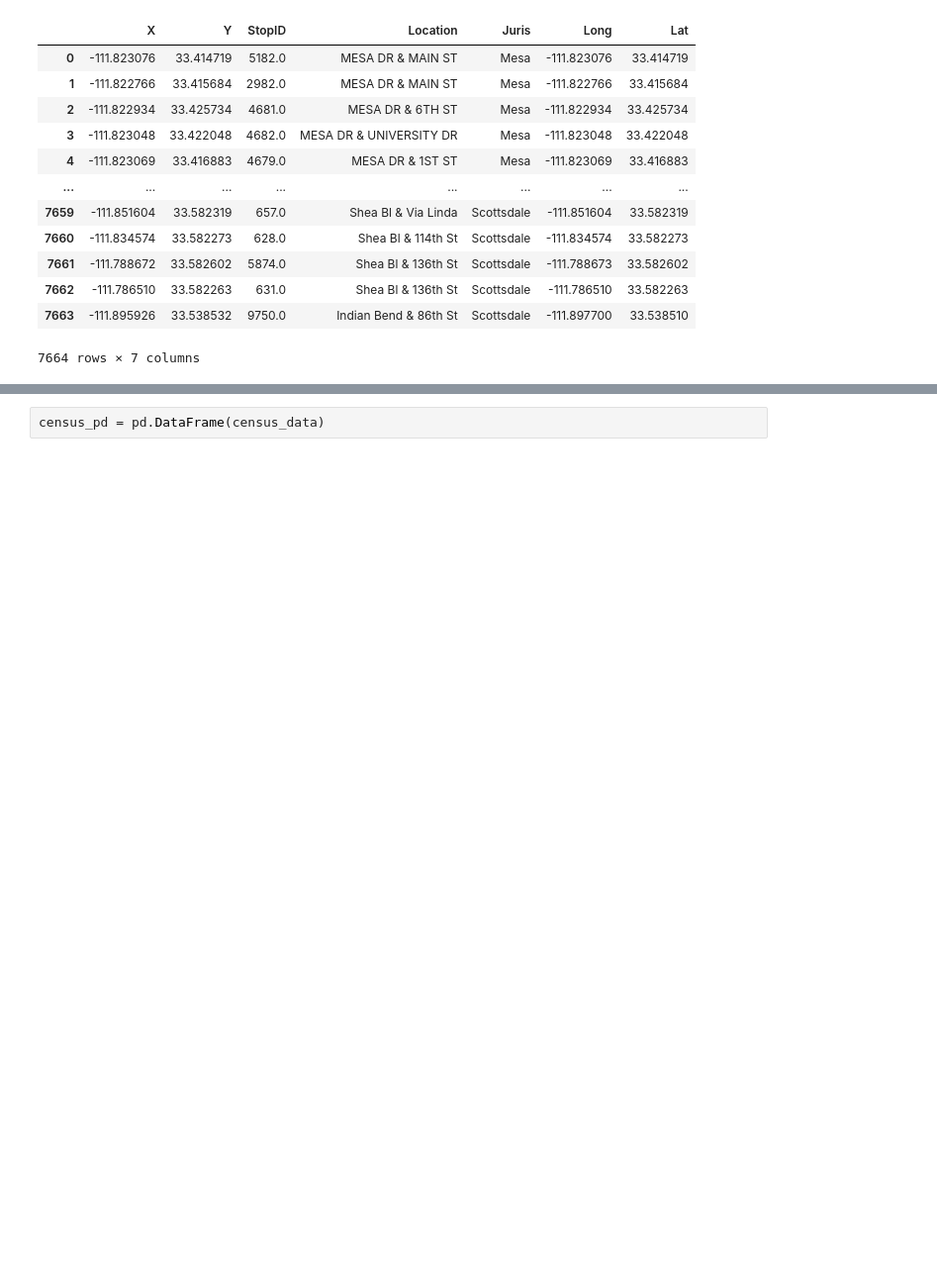
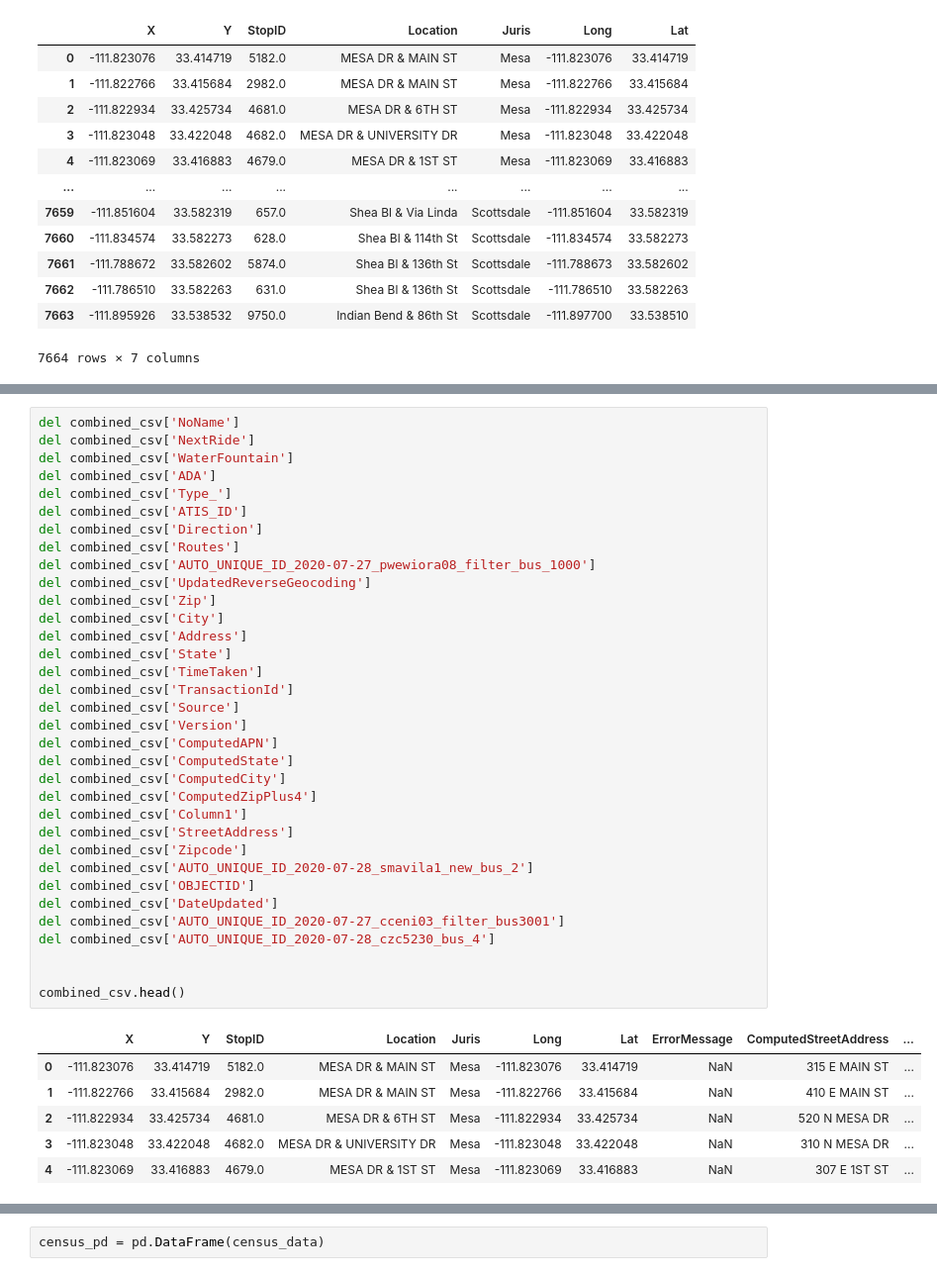
Before and after one commit to phil-wew/group_project1, a Jupyter notebook: SO/Scott Project 1.ipynb, the cells around one changed output, grey strips where cells are left out. Shown: that part at 99% size. Cells and saved outputs as stored; diff of their text form; blank space fills up the shorter version.

```diff
--- a/SO/Scott Project 1.ipynb
+++ b/SO/Scott Project 1.ipynb
@@ -248,0 +146,41 @@ See the caveats in the documentation: https://pandas.pydata.org/pandas-docs/stab
+# %%
+del combined_csv['NoName']
+del combined_csv['NextRide']
+del combined_csv['WaterFountain']
+del combined_csv['ADA']
+del combined_csv['Type_']
+del combined_csv['ATIS_ID']
+del combined_csv['Direction']
+del combined_csv['Routes']
+del combined_csv['AUTO_UNIQUE_ID_2020-07-27_pwewiora08_filter_bus_1000']
+del combined_csv['UpdatedReverseGeocoding']
+del combined_csv['Zip']
+del combined_csv['City']
+del combined_csv['Address']
+del combined_csv['State']
+del combined_csv['TimeTaken']
+del combined_csv['TransactionId']
+del combined_csv['Source']
+del combined_csv['Version']
+del combined_csv['ComputedAPN']
+del combined_csv['ComputedState']
+del combined_csv['ComputedCity']
+del combined_csv['ComputedZipPlus4']
+del combined_csv['Column1']
+del combined_csv['StreetAddress']
+del combined_csv['Zipcode']
+del combined_csv['AUTO_UNIQUE_ID_2020-07-28_smavila1_new_bus_2']
+del combined_csv['OBJECTID']
+del combined_csv['DateUpdated']
+del combined_csv['AUTO_UNIQUE_ID_2020-07-27_cceni03_filter_bus3001']
+del combined_csv['AUTO_UNIQUE_ID_2020-07-28_czc5230_bus_4']
+
+
+combined_csv.head()
+# %% [output]
+|  | X | Y | StopID | Location | Juris | Long | Lat | ErrorMessage | ComputedStreetAddress | ... |
+| 0 | -111.823076 | 33.414719 | 5182.0 | MESA DR & MAIN ST | Mesa | -111.823076 | 33.414719 | NaN | 315 E MAIN ST | ... |
+| 1 | -111.822766 | 33.415684 | 2982.0 | MESA DR & MAIN ST | Mesa | -111.822766 | 33.415684 | NaN | 410 E MAIN ST | ... |
+| 2 | -111.822934 | 33.425734 | 4681.0 | MESA DR & 6TH ST | Mesa | -111.822934 | 33.425734 | NaN | 520 N MESA DR | ... |
+| 3 | -111.823048 | 33.422048 | 4682.0 | MESA DR & UNIVERSITY DR | Mesa | -111.823048 | 33.422048 | NaN | 310 N MESA DR | ... |
+| 4 | -111.823069 | 33.416883 | 4679.0 | MESA DR & 1ST ST | Mesa | -111.823069 | 33.416883 | NaN | 307 E 1ST ST | ... |
```
Also changed, not shown: parts of 18 cells of this notebook.
